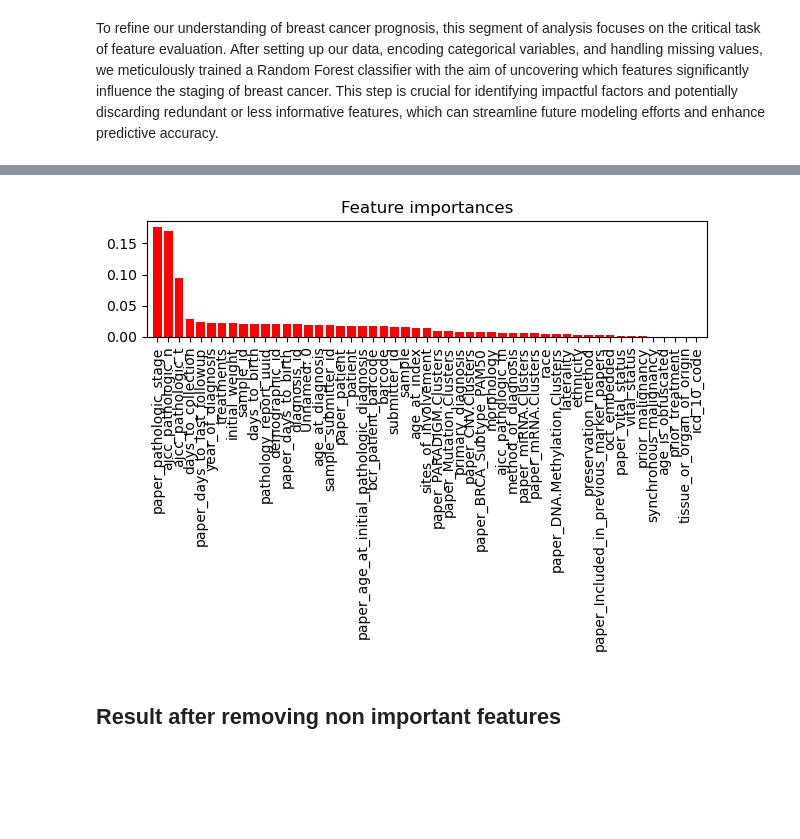
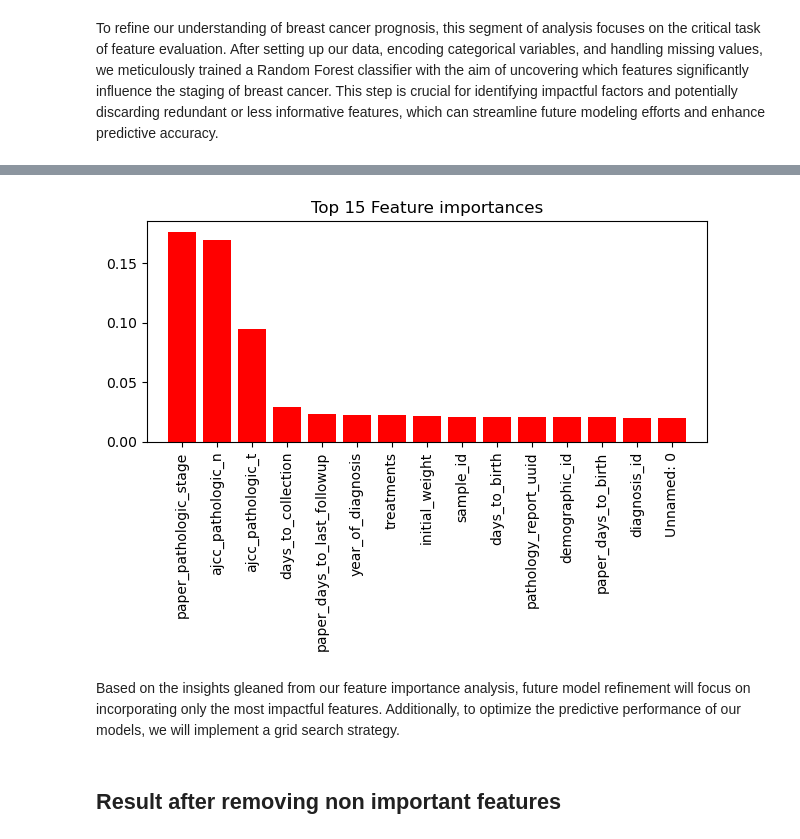
Before and after one commit to ANikfarjam/GeneScope, a Jupyter notebook: BackEnd/Marimo_server/random_forest/random_forest.ipynb, the cells around one changed output, grey strips where cells are left out. Drawn from its saved outputs; the diff is of its cells as text; code cells hidden in the pictures; blank space fills up the shorter version.

```diff
--- a/BackEnd/Marimo_server/random_forest/random_forest.ipynb
+++ b/BackEnd/Marimo_server/random_forest/random_forest.ipynb
@@ -6,22 +6,22 @@ from sklearn.model_selection import train_test_split, GridSearchCV
 from sklearn.ensemble import RandomForestClassifier
 from sklearn.preprocessing import LabelEncoder
 from sklearn.metrics import classification_report, confusion_matrix
-df = pd.read_csv("download (6).csv")
+clinical_df = pd.read_csv("clinical_data.csv")
 # %% [markdown]
 ## Random Forest using all features
 # %% [markdown]
 In order to find the most important features for our staging of breast cancer prognosis, this cell sets upand evaluates a Random Forest classifier. The process involves preparing the data, encoding categorical features, handling missing values, splitting the dataset, training the model, and evaluating its performance on a test set. This initial evaluation with all available features will help establish a baseline and identify which features are most influential in predicting the stages of breast cancer.
 # %%
 target = 'Stage'
-features = df.columns.drop(target)
+features = clinical_df.columns.drop(target)
 
 le = LabelEncoder()
 for col in features:
-    if df[col].dtype == 'object':
-        df[col] = le.fit_transform(df[col].astype(str))
+    if clinical_df[col].dtype == 'object':
+        clinical_df[col] = le.fit_transform(clinical_df[col].astype(str))
 
-X = df[features].copy()
-y = df[target]
+X = clinical_df[features].copy()
+y = clinical_df[target]
 X.fillna(X.mean(), inplace=True)
 
 X_train, X_test, y_train, y_test = train_test_split(X, y, test_size=0.2, random_state=42)
@@ -73,6 +73,7 @@ rf.fit(X_train, y_train)
 
 feature_importances = rf.feature_importances_
 indices = np.argsort(feature_importances)[::-1]
+non_zero_indices = [i for i in indices if feature_importances[i] != 0]
 
 print("Feature ranking:")
 print("_-_-_-_-_-_-_-_-_-_-_-_-_-_-_-_-_-_-_-_-_\n")
@@ -99,15 +100,18 @@ prior_treatment: 0.0004
 tissue_or_organ_of_origin: 0.0003
 icd_10_code: 0.0001
 # %%
+top_10_indices = non_zero_indices[:15]
 plt.figure()
-plt.title("Feature importances")
-plt.bar(range(len(non_zero_indices)), [feature_importances[i] for i in non_zero_indices], color="r", align="center")
-plt.xticks(range(len(non_zero_indices)), [features[i] for i in non_zero_indices], rotation=90)
-plt.xlim([-1, len(non_zero_indices)])
-plt.tight_layout()  # Adjust layout to make room for the rotated x-axis labels
+plt.title("Top 15 Feature importances")
+plt.bar(range(len(top_10_indices)), [feature_importances[i] for i in top_10_indices], color="r", align="center")
+plt.xticks(range(len(top_10_indices)), [features[i] for i in top_10_indices], rotation=90)  # Rotate labels to 45 degrees
+plt.xlim([-1, len(top_10_indices)])
+plt.tight_layout()
 plt.show()
 # %% [output]
-[figure, old version]
+[figure, new version]
+# %% [markdown]
+Based on the insights gleaned from our feature importance analysis, future model refinement will focus on incorporating only the most impactful features. Additionally, to optimize the predictive performance of our models, we will implement a grid search strategy.
 # %% [markdown]
 ## Result after removing non important features
 # %%
```
Also changed, not shown: 1 other file.
